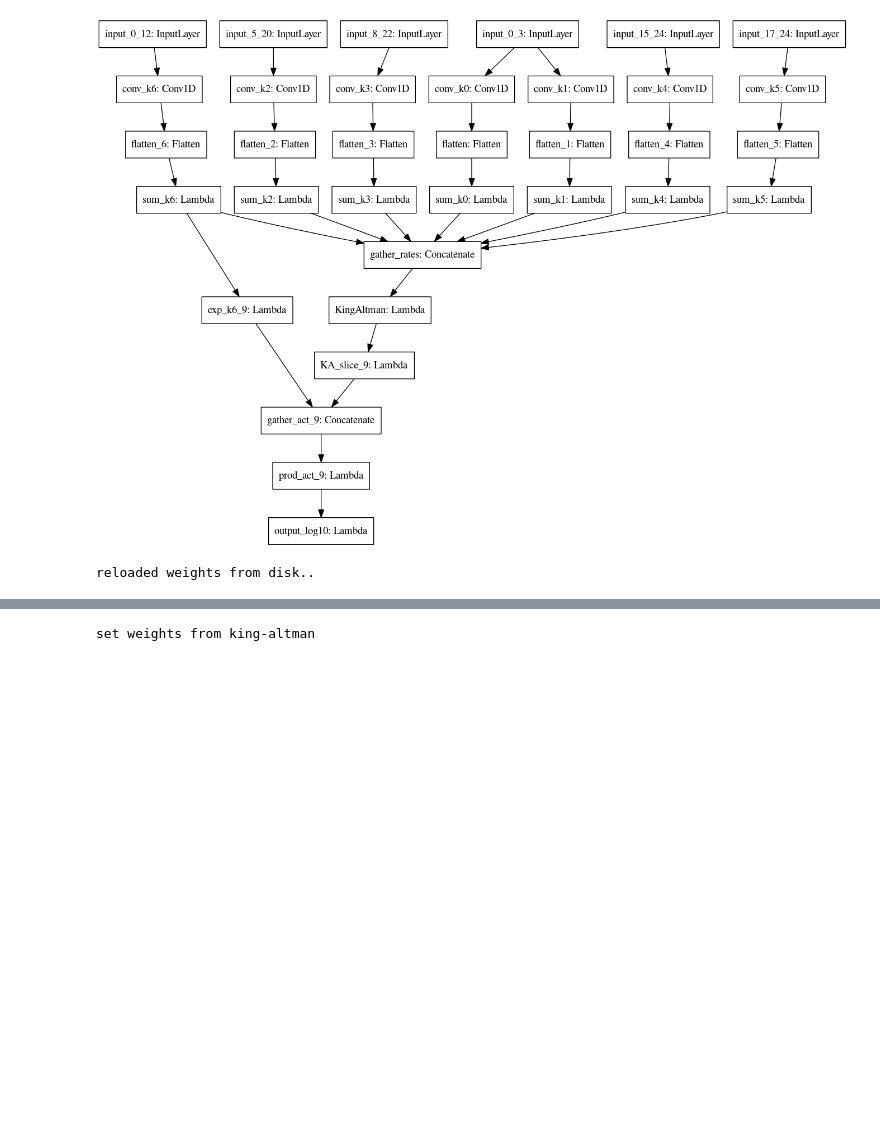
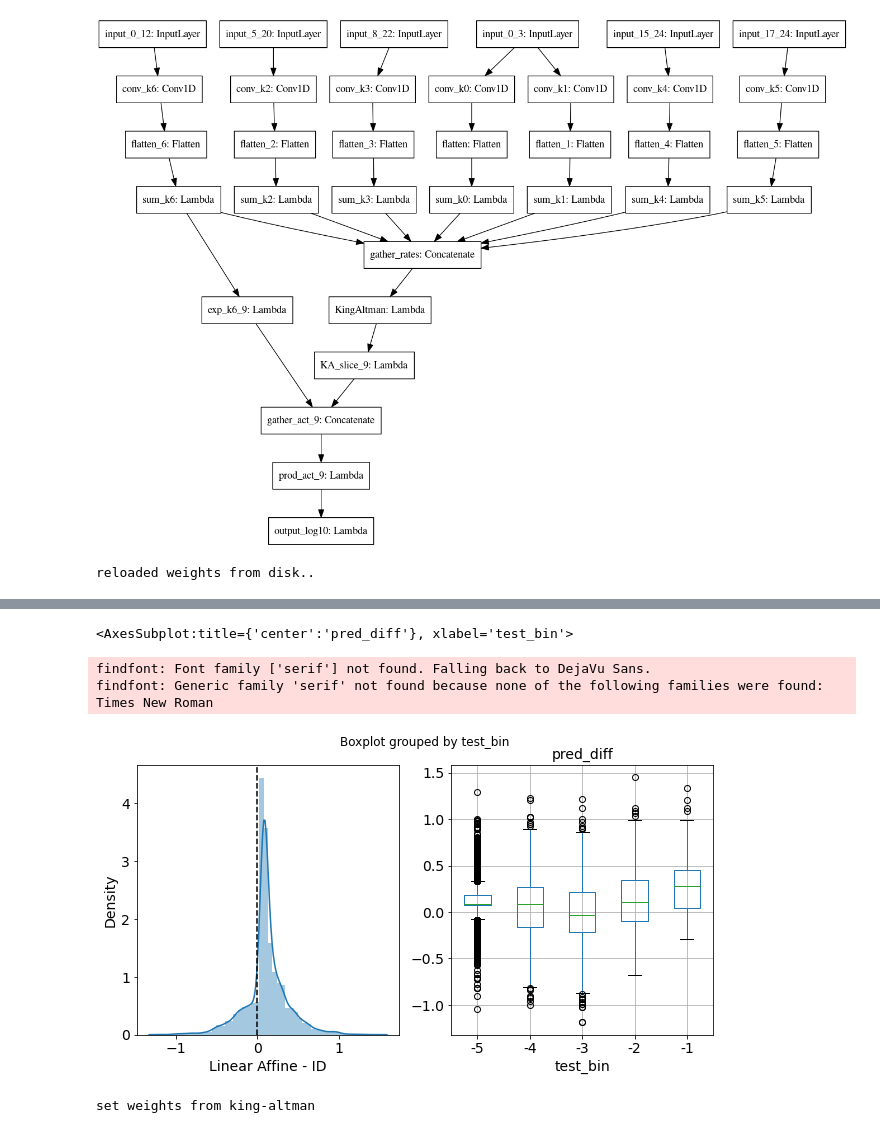
Before and after one commit to zj-zhang/Elektrum, a Jupyter notebook: notebooks/07-convert_KA_eigen-gRNA1.ipynb, the cells around one changed output, grey strips where cells are left out. Cells and saved outputs as stored; diff of their text form; code cells hidden in the pictures; blank space fills up the shorter version.

```diff
--- a/notebooks/07-convert_KA_eigen-gRNA1.ipynb
+++ b/notebooks/07-convert_KA_eigen-gRNA1.ipynb
@@ -209,3 +224,25 @@ k_6 1.8077936
+# %%
+fig, axs = plt.subplots(1,2, figsize=(10,5))
+pred_diff = y_ka_hat2 - y_ka_hat
+ax = sns.distplot(pred_diff, ax=axs[0])
+ax.axvline(0, color='black', ls='--')
+ax.set_xlabel('Linear Affine - ID')
+
+plot_df = pd.DataFrame(dict(
+    y_test=y_test.flatten(),
+    y_id = y_ka_hat.flatten(),
+    y_aff = y_ka_hat2.flatten(),
+    pred_diff=pred_diff.flatten()
+))
+plot_df['test_bin'] = pd.cut(plot_df['y_test'], np.arange(-5.5, 0, 1), labels=np.arange(-5,0,1))
+plot_df.boxplot(column='pred_diff', by='test_bin', ax=axs[1])
+#ax = sns.scatterplot(x=y_test.flatten(), y=pred_diff.flatten(), ax=axs[1])
+#ax.axhline(0, color='black', ls='--')
+# %% [output]
+<AxesSubplot:title={'center':'pred_diff'}, xlabel='test_bin'>
+findfont: Font family ['serif'] not found. Falling back to DejaVu Sans.
+findfont: Generic family 'serif' not found because none of the following families were found: Times New Roman
+[figure, added]
 # %%
 # change the last rate to sink state
 ka_bp = copy.copy(kinn_ka.kinn)
```
Also changed, not shown: parts of 8 cells of this notebook, 10 other files.
